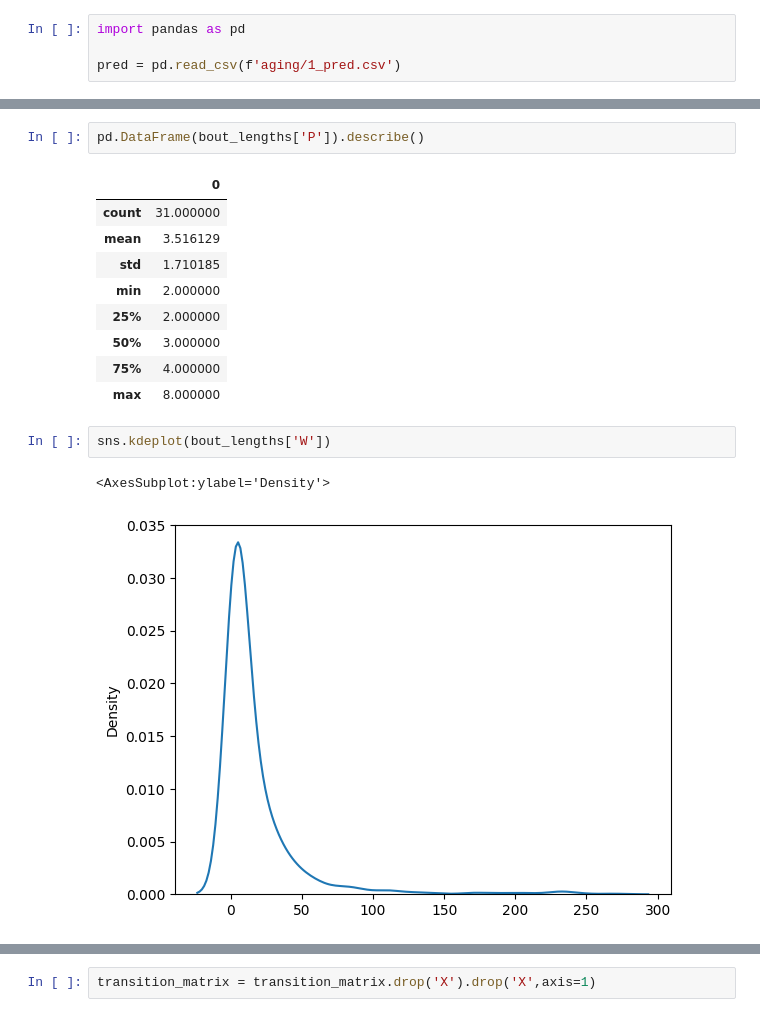
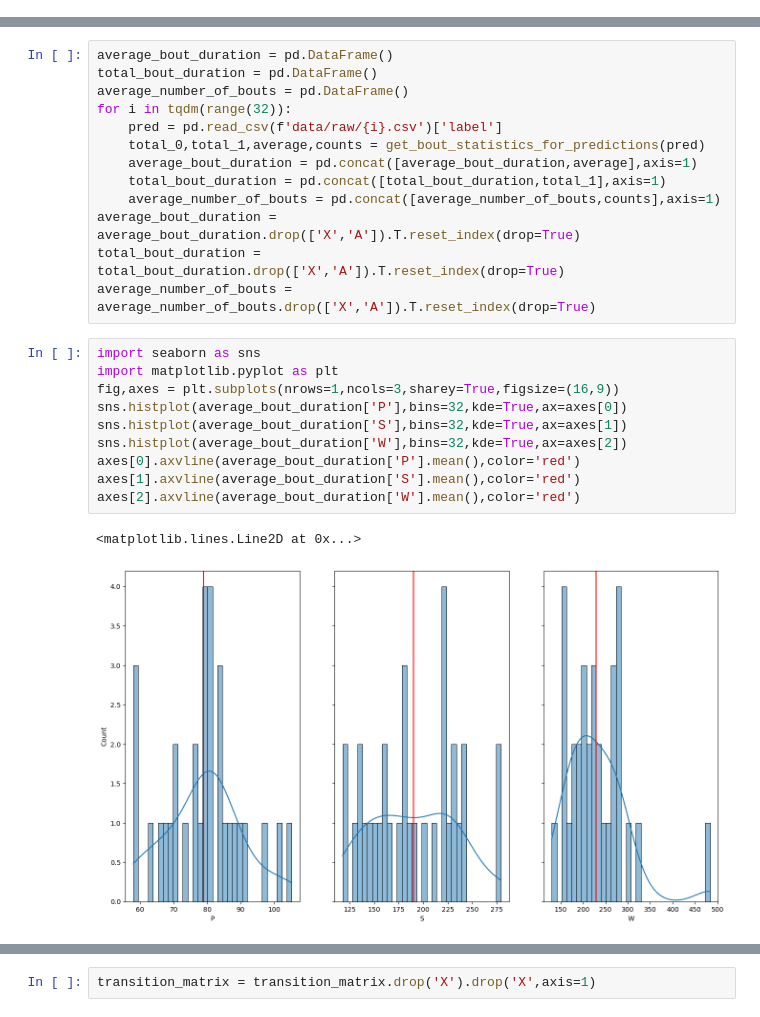
Before and after one commit to smithandrewk/sleep_ml, a Jupyter notebook: scoring_stats.ipynb, the cells around one changed output, grey strips where cells are left out. Cells and saved outputs as stored; diff of their text form.

```diff
--- a/scoring_stats.ipynb
+++ b/scoring_stats.ipynb
@@ -1,4 +0,0 @@
-# %%
-import pandas as pd
-
-pred = pd.read_csv(f'aging/1_pred.csv')
@@ -51,17 +31,26 @@ sns.kdeplot(bout_lengths['S'])
-# %%
-pd.DataFrame(bout_lengths['P']).describe()
-# %% [output]
-|  | 0 |
-| count | 31.000000 |
-| mean | 3.516129 |
-| std | 1.710185 |
-| min | 2.000000 |
-| 25% | 2.000000 |
-| 50% | 3.000000 |
-| 75% | 4.000000 |
-| max | 8.000000 |
-# %%
-sns.kdeplot(bout_lengths['W'])
-# %% [output]
-<AxesSubplot:ylabel='Density'>
-[figure, removed]
+# %%
+average_bout_duration = pd.DataFrame()
+total_bout_duration = pd.DataFrame()
+average_number_of_bouts = pd.DataFrame()
+for i in tqdm(range(32)):
+    pred = pd.read_csv(f'data/raw/{i}.csv')['label']
+    total_0,total_1,average,counts = get_bout_statistics_for_predictions(pred)
+    average_bout_duration = pd.concat([average_bout_duration,average],axis=1)
+    total_bout_duration = pd.concat([total_bout_duration,total_1],axis=1)
+    average_number_of_bouts = pd.concat([average_number_of_bouts,counts],axis=1)
+average_bout_duration = average_bout_duration.drop(['X','A']).T.reset_index(drop=True)
+total_bout_duration = total_bout_duration.drop(['X','A']).T.reset_index(drop=True)
+average_number_of_bouts = average_number_of_bouts.drop(['X','A']).T.reset_index(drop=True)
+# %%
+import seaborn as sns
+import matplotlib.pyplot as plt
+fig,axes = plt.subplots(nrows=1,ncols=3,sharey=True,figsize=(16,9))
+sns.histplot(average_bout_duration['P'],bins=32,kde=True,ax=axes[0])
+sns.histplot(average_bout_duration['S'],bins=32,kde=True,ax=axes[1])
+sns.histplot(average_bout_duration['W'],bins=32,kde=True,ax=axes[2])
+axes[0].axvline(average_bout_duration['P'].mean(),color='red')
+axes[1].axvline(average_bout_duration['S'].mean(),color='red')
+axes[2].axvline(average_bout_duration['W'].mean(),color='red')
+# %% [output]
+<matplotlib.lines.Line2D at 0x...>
+[figure, added]
```
Also changed, not shown: parts of 8 cells of this notebook, 9 other files.
